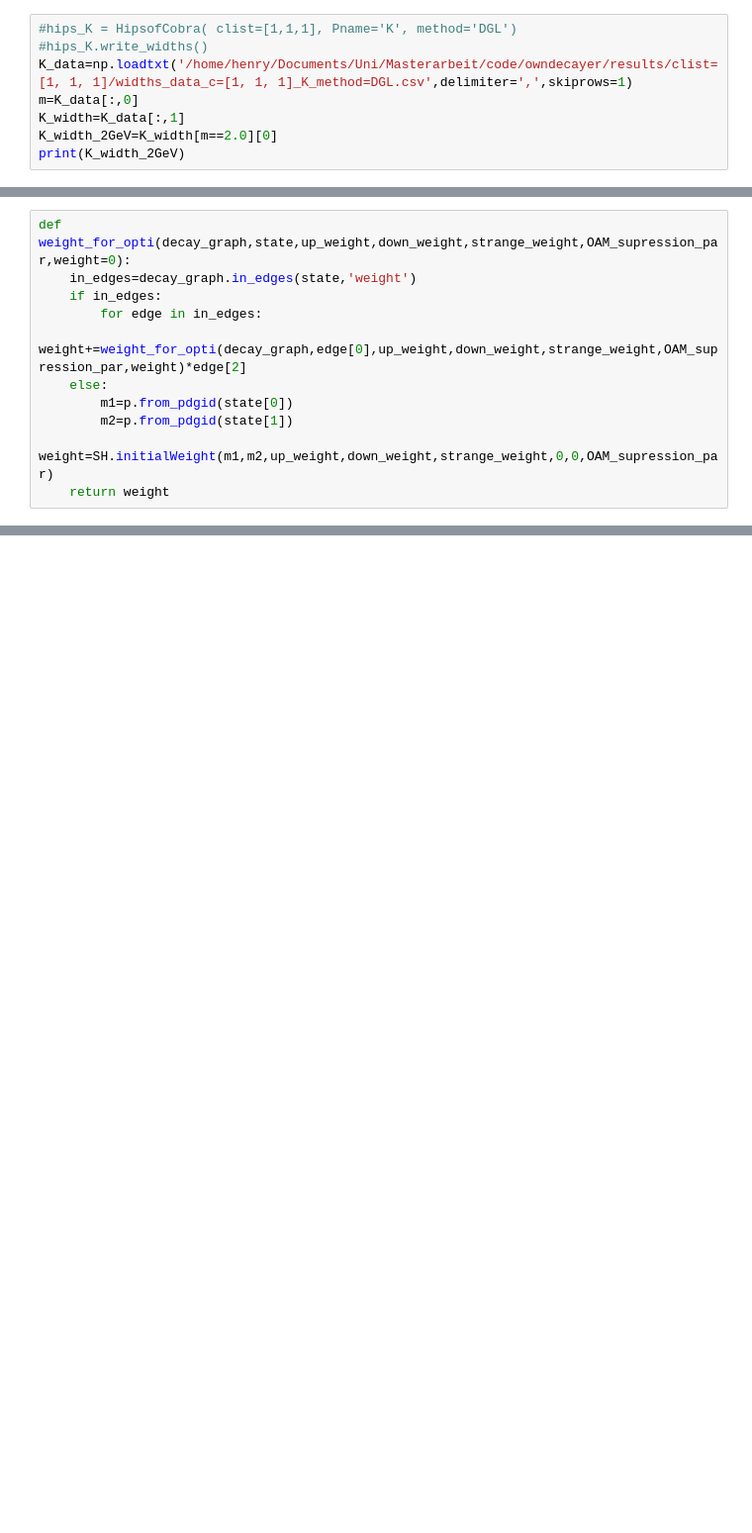
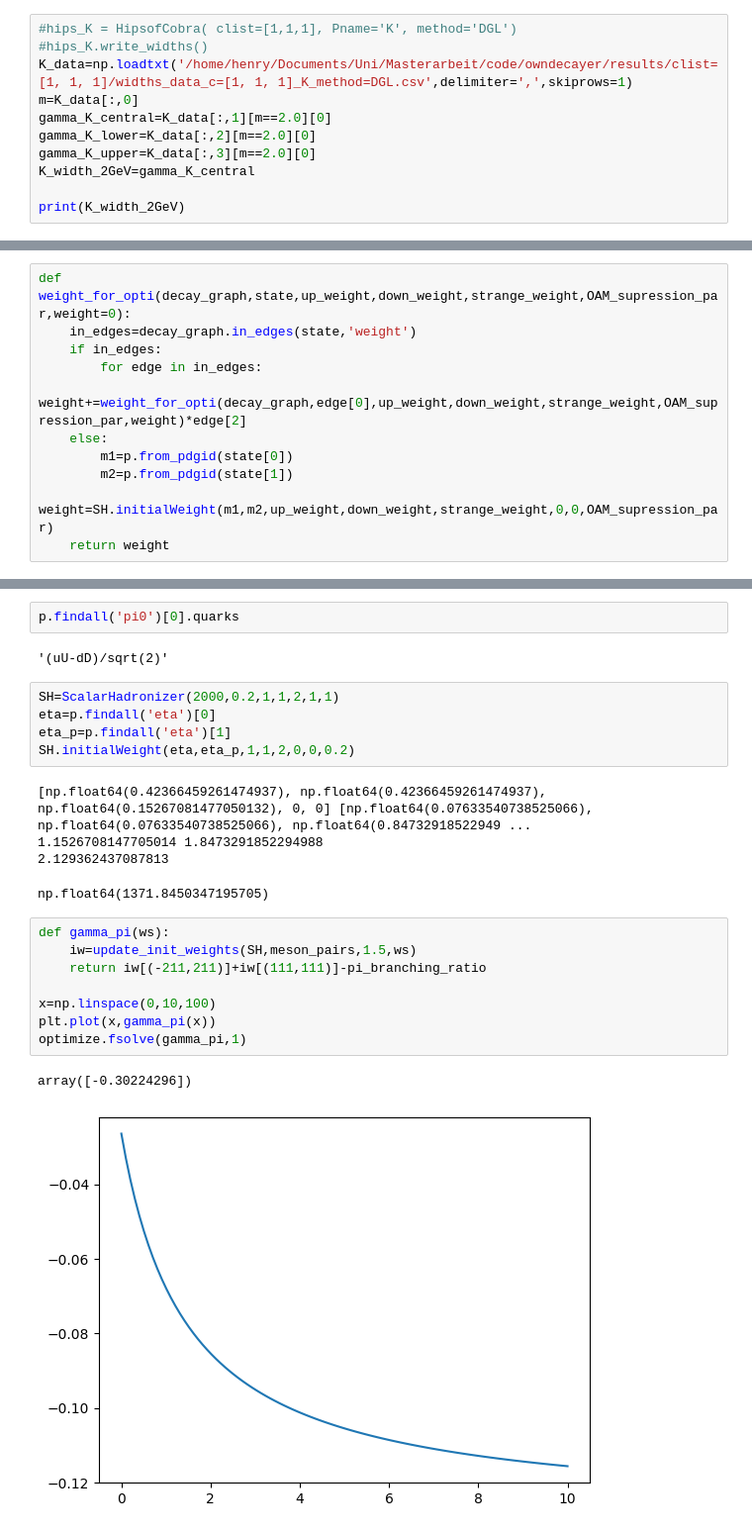
Before and after one commit to HeSeebach/ScalarHadronizer, a Jupyter notebook: parameter_fits.ipynb, the cells around one changed output, grey strips where cells are left out. Shown at 99% size. Saved outputs shown, nothing was run; the diff lists cells and outputs as text; blank space fills up the shorter version.

```diff
--- a/parameter_fits.ipynb
+++ b/parameter_fits.ipynb
@@ -22,8 +24,11 @@ print(pi_width_2GeV)
 #hips_K.write_widths()
 K_data=np.loadtxt('/home/henry/Documents/Uni/Masterarbeit/code/owndecayer/results/clist=[1, 1, 1]/widths_data_c=[1, 1, 1]_K_method=DGL.csv',delimiter=',',skiprows=1)
 m=K_data[:,0]
-K_width=K_data[:,1]
-K_width_2GeV=K_width[m==2.0][0]
+gamma_K_central=K_data[:,1][m==2.0][0]
+gamma_K_lower=K_data[:,2][m==2.0][0]
+gamma_K_upper=K_data[:,3][m==2.0][0]
+K_width_2GeV=gamma_K_central
+
 print(K_width_2GeV)
 # %% [output]
 1.310270241863413e-07
@@ -539,0 +848,25 @@ plt.colorbar()
+# %%
+p.findall('pi0')[0].quarks
+# %% [output]
+'(uU-dD)/sqrt(2)'
+# %%
+SH=ScalarHadronizer(2000,0.2,1,1,2,1,1)
+eta=p.findall('eta')[0]
+eta_p=p.findall('eta')[1]
+SH.initialWeight(eta,eta_p,1,1,2,0,0,0.2)
+# %% [output]
+[np.float64(0.42366459261474937), np.float64(0.42366459261474937), np.float64(0.15267081477050132), 0, 0] [np.float64(0.07633540738525066), np.float64(0.07633540738525066), np.float64(0.84732918522949 ...
+1.1526708147705014 1.8473291852294988
+2.129362437087813
+np.float64(1371.8450347195705)
+# %%
+def gamma_pi(ws):
+    iw=update_init_weights(SH,meson_pairs,1.5,ws)
+    return iw[(-211,211)]+iw[(111,111)]-pi_branching_ratio
+
+x=np.linspace(0,10,100)
+plt.plot(x,gamma_pi(x))
+optimize.fsolve(gamma_pi,1)
+# %% [output]
+array([-0.30224296])
+[figure, added]
```
Also changed, not shown: parts of 107 cells of this notebook, 4 other files.
